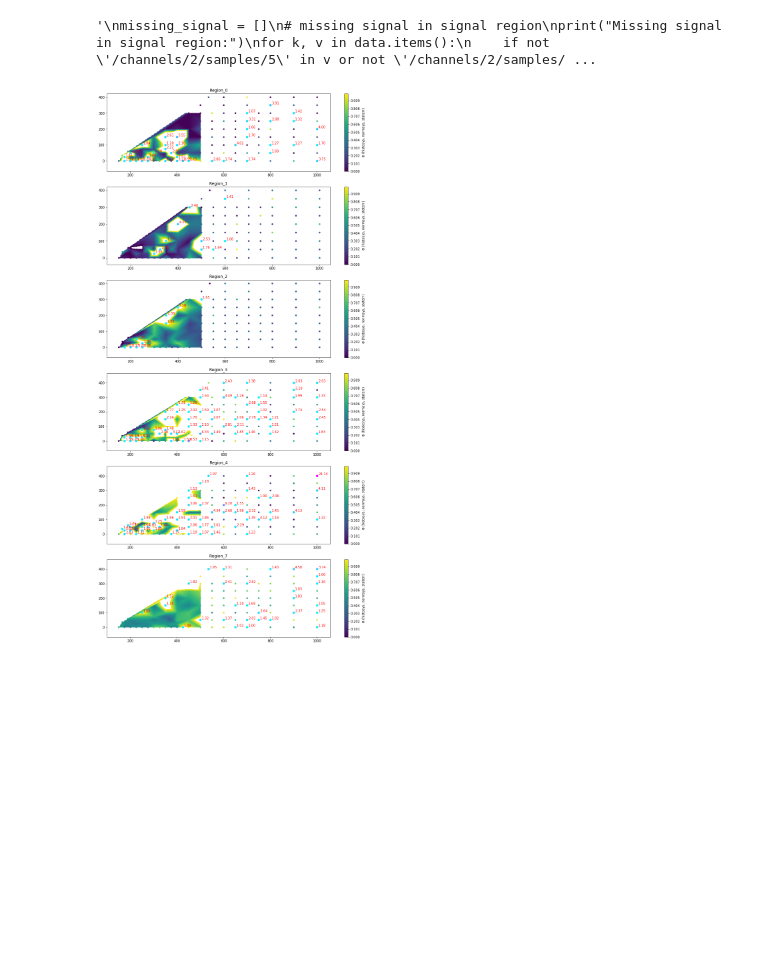
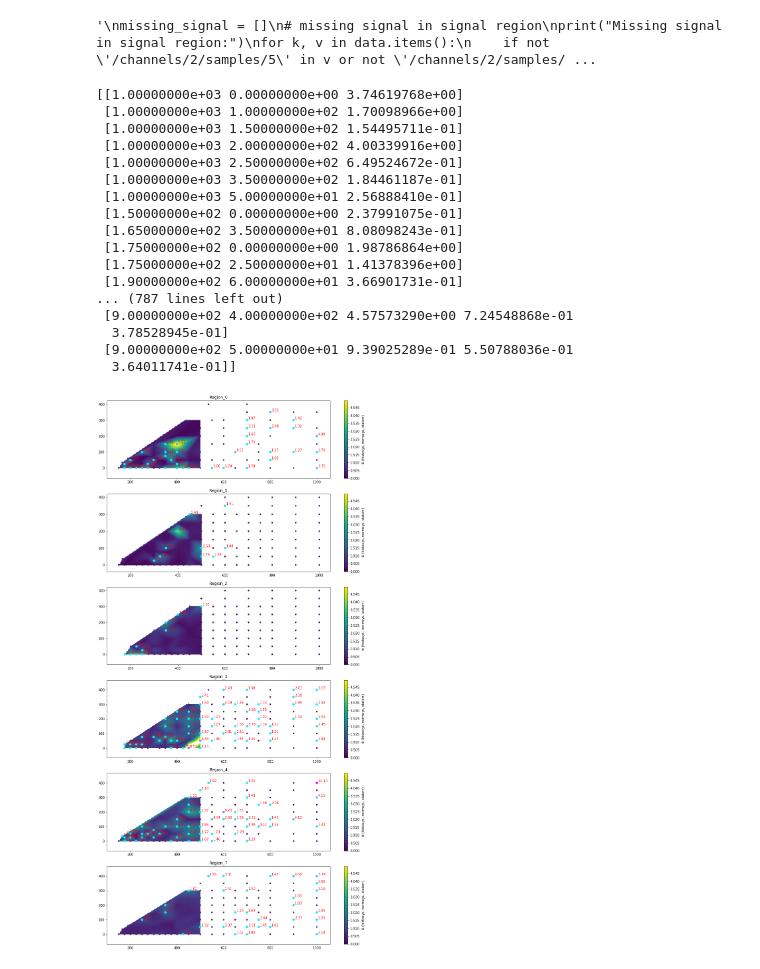
Before and after one commit to danikam/1Lbb-likelihoods, a Jupyter notebook: OutlierPlot.ipynb, the cells around one changed output. Drawn from its saved outputs; the diff is of its cells as text; code cells hidden in the pictures; blank space fills up the shorter version.

Commit message:
Removed zeros from what array

```diff
--- a/OutlierPlot.ipynb
+++ b/OutlierPlot.ipynb
@@ -117,33 +117,53 @@ for ichan, channel in enumerate(['/channels/0/samples/9','/channels/1/samples/9'
     what = np.asarray(
         [[float(x.replace('p','.')) for x in k.split('hbb')[-1].split('_')[1:3]] + v.get(channel, np.array([0.0])).tolist() for k,v in data.items()
         ]
     )
     x,y = np.mgrid[100:500:100j,0:300:100j]
     for jbin in range(2,3):
+        what = what[what[:, jbin] != 0]
         z = scipy.interpolate.griddata(what[:,:2],what[:,jbin],(x,y))
+        print(what)
 
-        vmin,vmax = 0, 1#np.log(0.001),np.log(20)
+        vmin,vmax = 0, 5#np.log(0.001),np.log(20)
+        #vmin, vmax = None, None
         #z = np.log(z)
-        axarr[ichan].scatter(what[:,0],what[:,1], c = what[:,jbin], edgecolors='w', vmin = vmin, vmax = vmax)
+        axarr[ichan].scatter(what[:,0],what[:,1], c = what[:,jbin], edgecolors='w')#, vmin = vmin, vmax = vmax)
         im = axarr[ichan].contourf(x,y,z, levels = np.linspace(vmin,vmax,100))
         #f.colorbar(im, cax=axarr[ichan][1])
         f.colorbar(im, ax=axarr[ichan], label='$\oplus$ (histosys, normsys, staterr)')
         axarr[ichan].set_title(channel_names[channel])
 
         out_here = np.asarray(
             [list(map(lambda x: float(x.replace('p','.')),o[0].split('hbb')[-1].split('_')[1:3])) + [o[-2]] for o in outliers
              if o[1] == channel and o[2] == jbin-2]
         )
         #print(out_here)
 
         #print(out_here.shape)
         if out_here.shape[0]:
             axarr[ichan].scatter(out_here[:,0],out_here[:,1], c = out_here[:,2], vmin = 0, vmax = 20, cmap = 'cool')
         for o in out_here:
             axarr[ichan].text(o[0]+5,o[1]+5,'{:.2f}'.format(o[2]), c='r')
 
 
 f.set_size_inches(15,30)
 f.savefig('plot.png')
 # %% [output]
+[[1.00000000e+03 0.00000000e+00 3.74619768e+00]
+ [1.00000000e+03 1.00000000e+02 1.70098966e+00]
+ [1.00000000e+03 1.50000000e+02 1.54495711e-01]
+ [1.00000000e+03 2.00000000e+02 4.00339916e+00]
+ [1.00000000e+03 2.50000000e+02 6.49524672e-01]
+ [1.00000000e+03 3.50000000e+02 1.84461187e-01]
+ [1.00000000e+03 5.00000000e+01 2.56888410e-01]
+ [1.50000000e+02 0.00000000e+00 2.37991075e-01]
+ [1.65000000e+02 3.50000000e+01 8.08098243e-01]
+ [1.75000000e+02 0.00000000e+00 1.98786864e+00]
+ [1.75000000e+02 2.50000000e+01 1.41378396e+00]
+ [1.90000000e+02 6.00000000e+01 3.66901731e-01]
+... (787 lines left out)
+ [9.00000000e+02 4.00000000e+02 4.57573290e+00 7.24548868e-01
+  3.78528945e-01]
+ [9.00000000e+02 5.00000000e+01 9.39025289e-01 5.50788036e-01
+  3.64011741e-01]]
-[figure, old version]
+[figure, new version]
```
